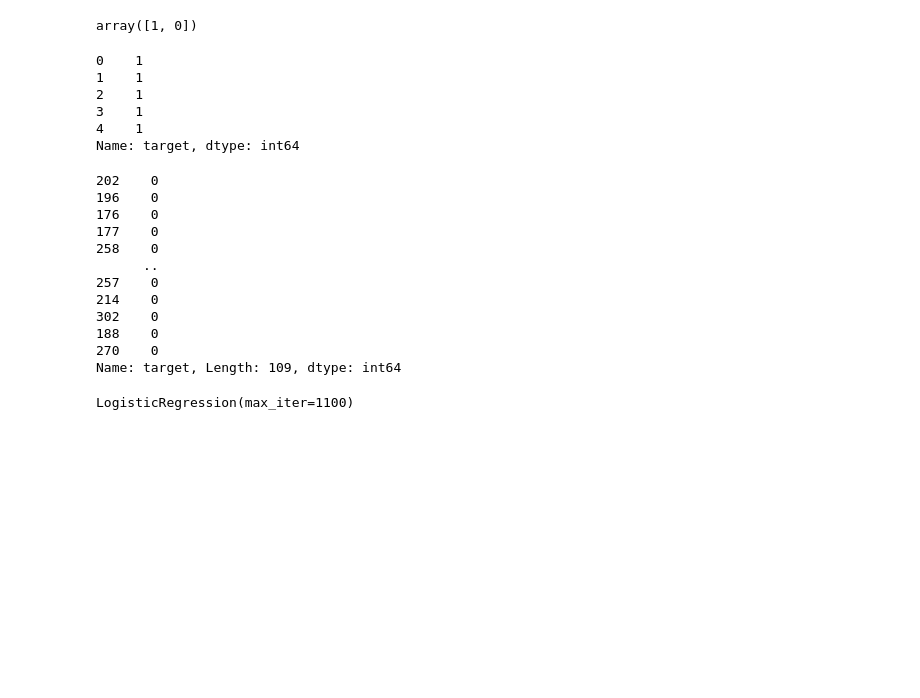
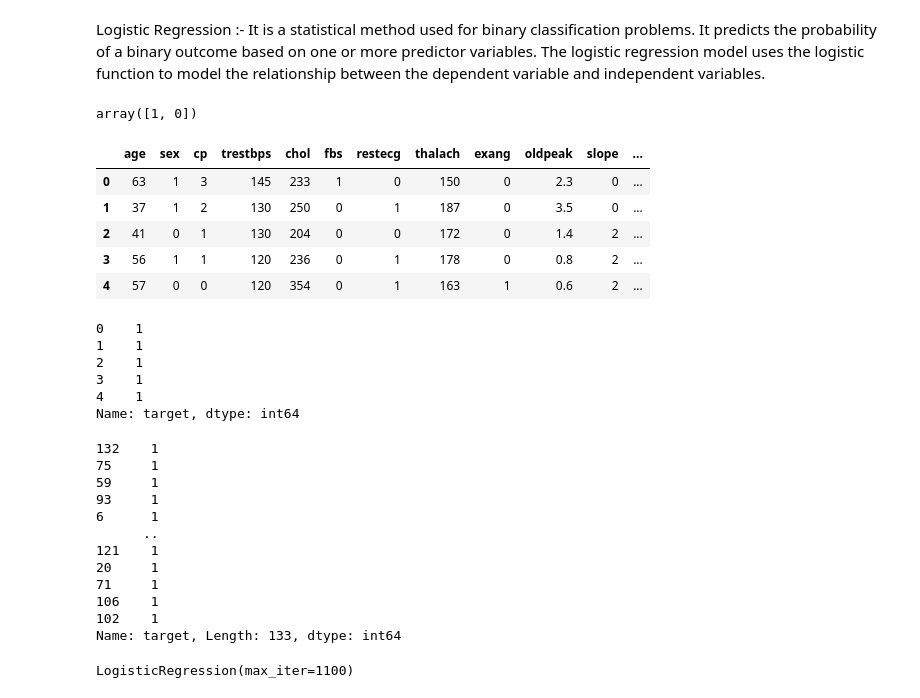
Before and after one commit to MdFazleRasool/Artificial_Intelligence, a Jupyter notebook: 09_machine_learning/04_logistic_regression.ipynb, the cells around one changed output. Cells and saved outputs as stored; diff of their text form; code cells hidden in the pictures; blank space fills up the shorter version.

```diff
--- a/09_machine_learning/05_logistic_regression.ipynb
+++ b/09_machine_learning/04_logistic_regression.ipynb
@@ -1,5 +1,7 @@
 # %%
 # Logistic Regression , # Scaling
+# %% [markdown]
+Logistic Regression :- It is a statistical method used for binary classification problems. It predicts the probability of a binary outcome based on one or more predictor variables. The logistic regression model uses the logistic function to model the relationship between the dependent variable and independent variables.
 # %%
 import pandas as pd
 import seaborn as sns
@@ -7,5 +9,5 @@ from sklearn.linear_model import LogisticRegression
 from sklearn.model_selection import train_test_split
 from sklearn.metrics import accuracy_score , precision_score
 # %%
-heart_df = pd.read_csv("05_heart.csv")
+heart_df = pd.read_csv("04_heart.csv")
 # %%
@@ -15,6 +22,17 @@ heart_df["target"].unique()
 # %% [output]
 array([1, 0])
 # %%
-X = heart_df.drop("target",axis = 1)
+# Features (X) and target class (y)
+X = heart_df.drop("target", axis=1)
 y = heart_df["target"]
+
+# Preview feature set
+X.head()
+# %% [output]
+|  | age | sex | cp | trestbps | chol | fbs | restecg | thalach | exang | oldpeak | slope | ... |
+| 0 | 63 | 1 | 3 | 145 | 233 | 1 | 0 | 150 | 0 | 2.3 | 0 | ... |
+| 1 | 37 | 1 | 2 | 130 | 250 | 0 | 1 | 187 | 0 | 3.5 | 0 | ... |
+| 2 | 41 | 0 | 1 | 130 | 204 | 0 | 0 | 172 | 0 | 1.4 | 2 | ... |
+| 3 | 56 | 1 | 1 | 120 | 236 | 0 | 1 | 178 | 0 | 0.8 | 2 | ... |
+| 4 | 57 | 0 | 0 | 120 | 354 | 0 | 1 | 163 | 1 | 0.6 | 2 | ... |
 # %%
@@ -31,19 +50,20 @@ X_train , X_test , y_train ,y_test = train_test_split(
         X,y,test_size=0.2 , random_state = 42
 )
 # %%
-y_train[y_train == 1] #133
-y_train[y_train == 0] # 109
+# Check class distribution in training data
+y_train[y_train == 1]  # Class 1: 133 samples
+# y_train[y_train == 0]  # Class 0: 109 samples
 # %% [output]
-202    0
-196    0
-176    0
-177    0
-258    0
+132    1
+75     1
+59     1
+93     1
+6      1
       ..
-257    0
-214    0
-302    0
-188    0
-270    0
-Name: target, Length: 109, dtype: int64
+121    1
+20     1
+71     1
+106    1
+102    1
+Name: target, Length: 133, dtype: int64
 # %%
```
Also changed, not shown: parts of 8 cells of this notebook, 27 other files.
